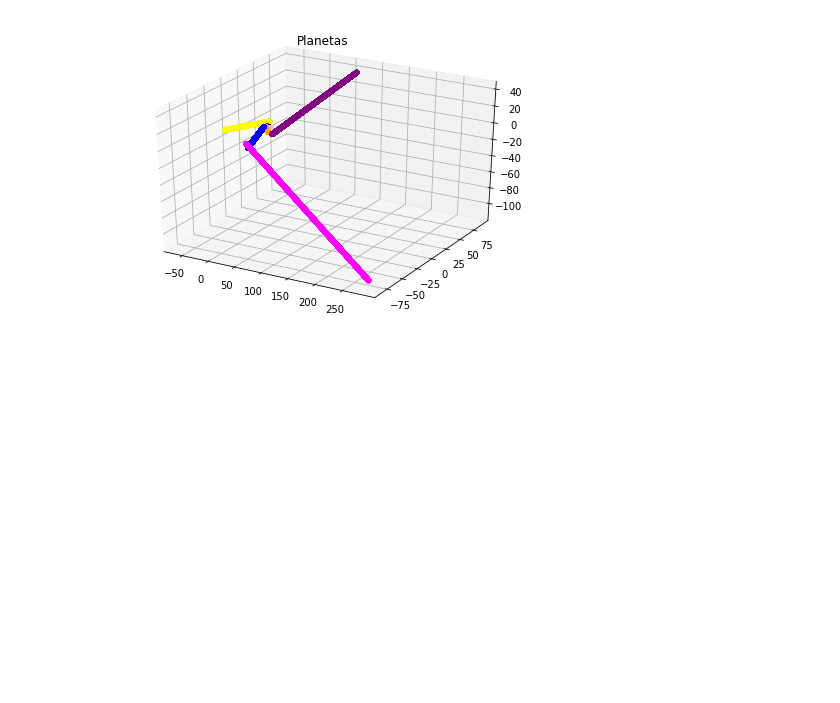
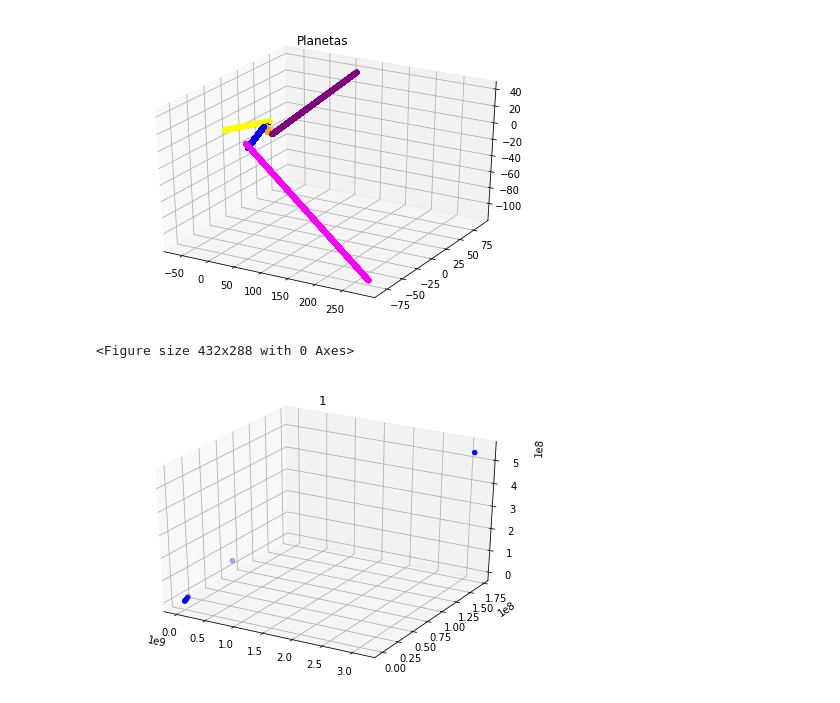
Before and after one commit to DCI-alxogm/pf2018-las-chicas-superpoderosas, a Jupyter notebook: proyectofinal.ipynb, the cells around one changed output. Cells and saved outputs as stored; diff of their text form; code cells hidden in the pictures; blank space fills up the shorter version.

```diff
--- a/proyectofinal.ipynb
+++ b/proyectofinal.ipynb
@@ -241,3 +241,19 @@ plt.show()
 # %% [output]
 <Figure size 432x288 with 0 Axes>
 [figure]
+# %%
+datos=np.loadtxt('1.txt')
+# %%
+fig=plt.figure()
+
+fig = plt.figure()
+ax= Axes3D(fig)
+x=datos[:,0:1]
+y=datos[:,1:2]
+z=datos[:,2:3]
+plt.title('1')
+ax.scatter(x,y,z, c='blue', marker='o')
+plt.show()
+# %% [output]
+<Figure size 432x288 with 0 Axes>
+[figure, added]
```
Also changed, not shown: parts of 2 cells of this notebook, 8 other files.
